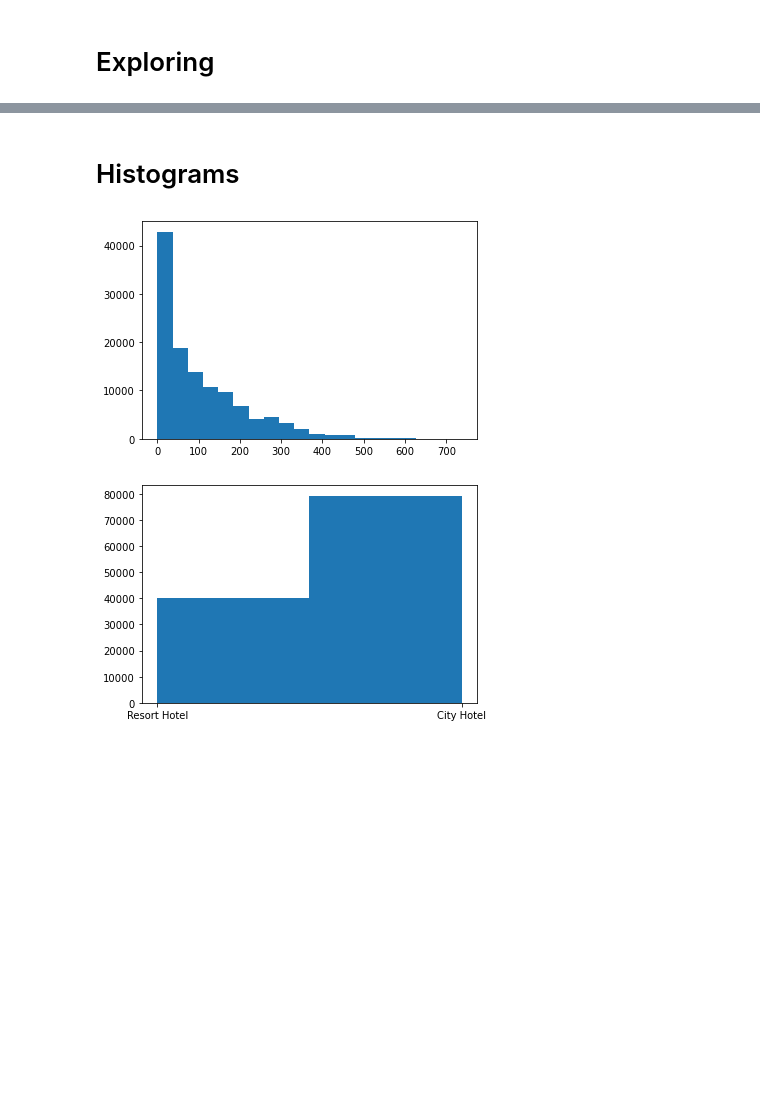
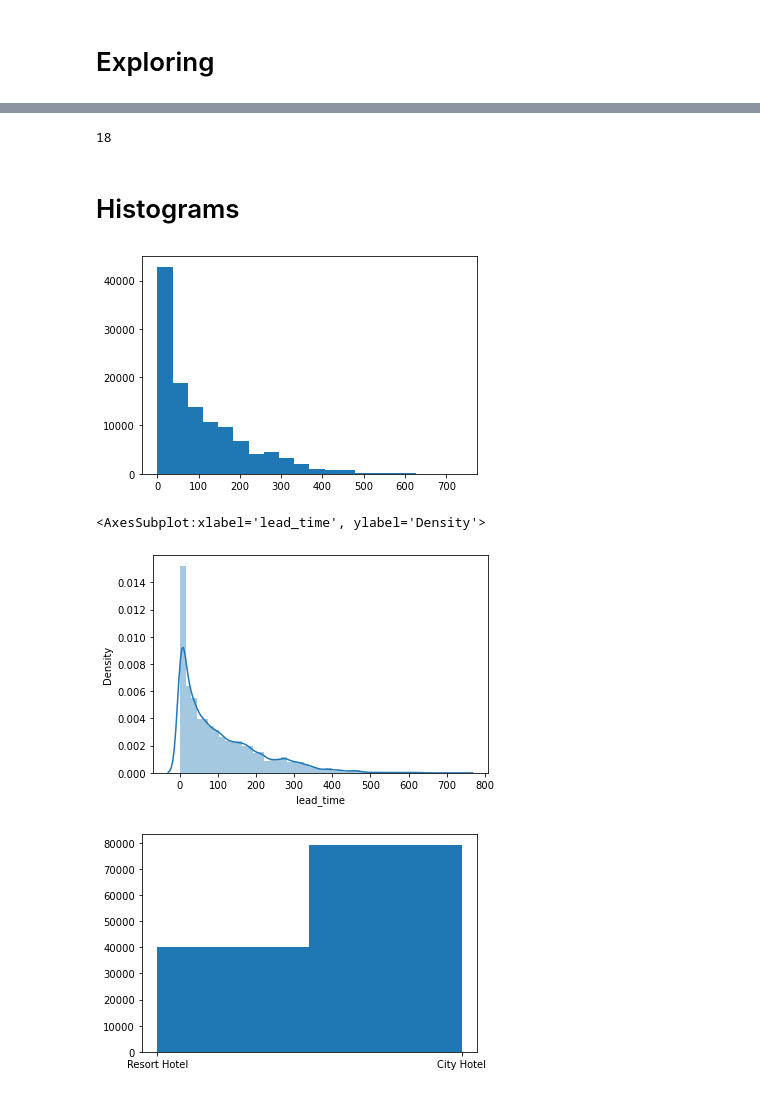
Before and after one commit to fagnercandido/booking_social_network, a Jupyter notebook: Booking_Analyses.ipynb, the cells around one changed output, grey strips where cells are left out. Cells and saved outputs as stored; diff of their text form; code cells hidden in the pictures; blank space fills up the shorter version.

Commit message:
Added frequences and distplot graphs

```diff
--- a/Booking_Analyses.ipynb
+++ b/Booking_Analyses.ipynb
@@ -7,3 +12,26 @@ import numpy as np
+# %%
+def get_frequences_by_column(dataframe, column, sturger_class):
+    frequence = pd.value_counts(
+        pd.cut(
+            x = dataframe[column],
+            bins = sturger_class,
+            include_lowest = True
+        ),
+        sort = False
+    )
+    return frequence
+
+def get_percentage_by_column(dataframe, column, sturger_class):
+    percentage = pd.value_counts(
+        pd.cut(
+            x = dataframe[column],
+            bins = sturger_class,
+            include_lowest = True
+        ),
+        sort = False,
+        normalize = True
+    )
+    return percentage
 # %% [markdown]
 # Exploring
 # %%
@@ -14,8 +59,25 @@ dataframe[dataframe['country'] == 'PRT']
+# %%
+class_number = 1 + (10 /3) * np.log10(dataframe.shape[0])
+class_number = int(class_number.round(0))
+class_number
+# %% [output]
+18
 # %% [markdown]
 # Histograms
 # %%
+distribution_frequences_lead_time = pd.DataFrame(
+    {'Frequence': get_frequences_by_column(dataframe, 'lead_time', class_number),
+     'Porcentage (%)': get_percentage_by_column(dataframe, 'lead_time', class_number)}
+)
+distribution_frequences_lead_time.rename_axis('Lead Time', axis= 'columns', inplace = True)
+distribution_frequences_lead_time
+
 plt.hist(dataframe["lead_time"], bins=20)
 plt.show()
+
+sns.distplot(dataframe["lead_time"])
 # %% [output]
 [figure]
+<AxesSubplot:xlabel='lead_time', ylabel='Density'>
+[figure, added]
 # %%
```
Also changed, not shown: parts of 10 cells of this notebook.
